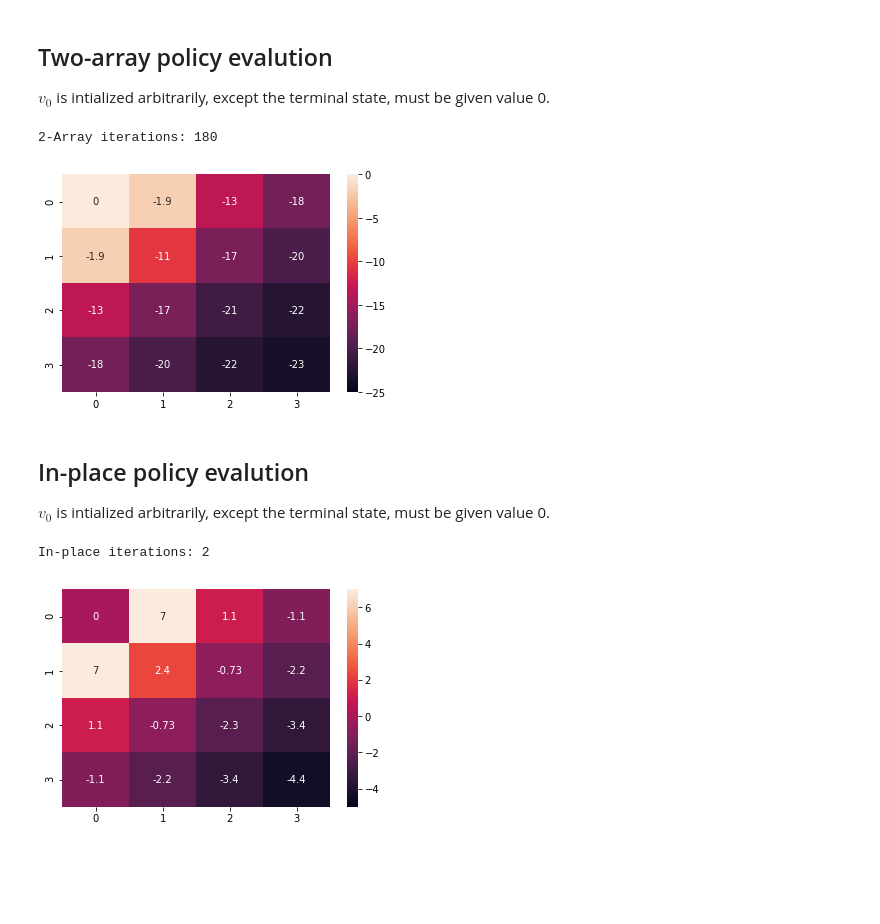
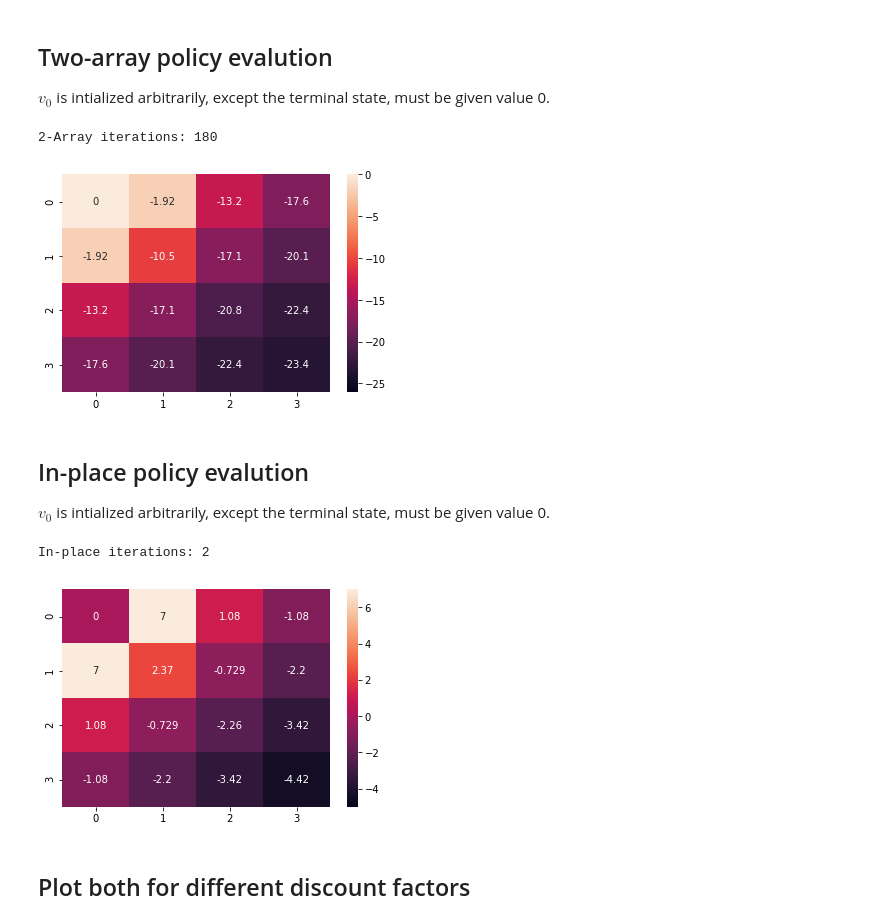
Before and after one commit to Pieter-Cawood/Reinforcement-Learning, a Jupyter notebook: pieter_DP.ipynb, the cells around one changed output. Saved outputs shown, nothing was run; the diff lists cells and outputs as text; code cells hidden in the pictures; blank space fills up the shorter version.

```diff
--- a/pieter_DP.ipynb
+++ b/pieter_DP.ipynb
@@ -187,11 +187,11 @@ def two_array_policy_eval(grid_world, gamma= 1.0, pi= 0.01):
 # %%
 grid_world = GridWorld()
 v, loop_count = two_array_policy_eval(grid_world)
 print("2-Array iterations: " + str(loop_count))
-sns.heatmap(v,vmin=-25,annot=True);
+sns.heatmap(v,vmin=-26,annot=True, fmt='.3g');
 # %% [output]
 2-Array iterations: 180
-[figure, old version]
+[figure, new version]
 # %% [markdown]
 ## In-place policy evalution
 
@@ -246,7 +246,9 @@ def in_place_policy_eval(grid_world, gamma= 1.0, pi= 0.01):
 grid_world = GridWorld()
 v, loop_count = in_place_policy_eval(grid_world)
 print("In-place iterations: " + str(loop_count))
-sns.heatmap(v,vmin=-5,annot=True);
+sns.heatmap(v,vmin=-5,annot=True, fmt='.3g');
 # %% [output]
 In-place iterations: 2
-[figure, old version]
+[figure, new version]
+# %% [markdown]
+## Plot both for different discount factors
```
Also changed, not shown: parts of 3 cells of this notebook.
